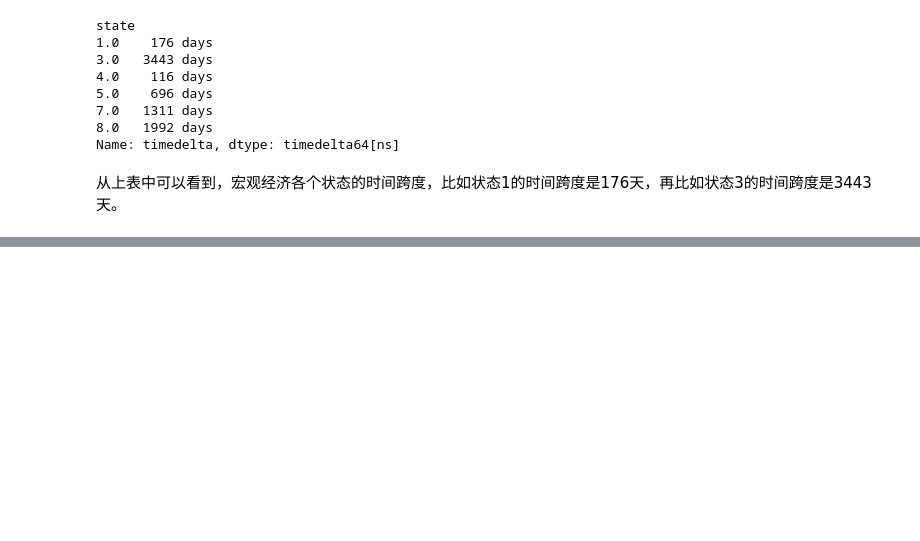
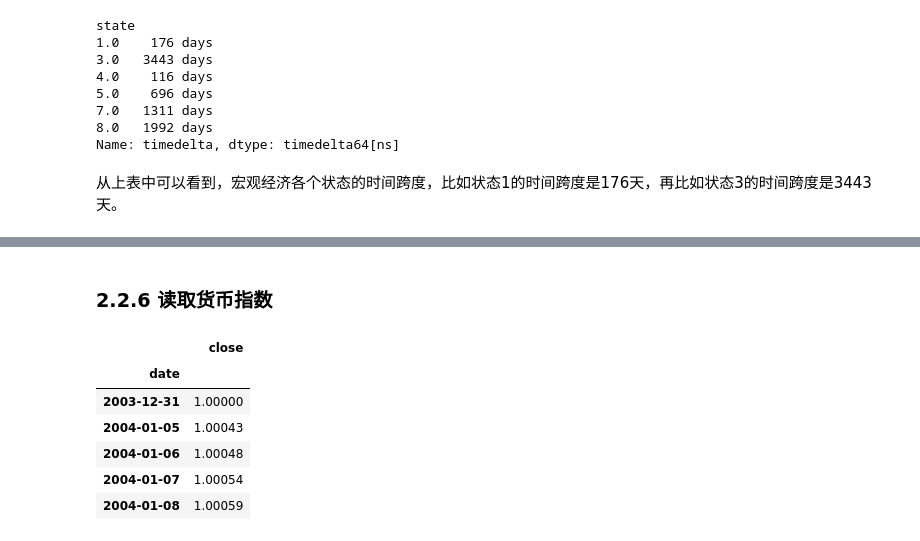
Before and after one commit to ibestrace/folio, a Jupyter notebook: Macro_Strategy_TAA.ipynb, the cells around one changed output, grey strips where cells are left out. Cells and saved outputs as stored; diff of their text form; code cells hidden in the pictures; blank space fills up the shorter version.

```diff
--- a/Macro_Strategy_TAA.ipynb
+++ b/Macro_Strategy_TAA.ipynb
@@ -473,0 +562,22 @@ Name: timedelta, dtype: timedelta64[ns]
+# %% [markdown]
+### 2.2.6 读取货币指数
+# %%
+# 读取国证货币基金指数
+import pandas as pd
+currency_zh_index_ifind = pd.read_excel('data/MSTAA_data/currency_zh_index_ifind.xlsx',
+                                         usecols=['交易日期', '收盘点位'],
+                                         parse_dates=True)
+currency_zh_index_ifind.rename(columns={'交易日期':'date',
+                                    '收盘点位':'close'},
+                                inplace=True)
+currency_zh_index_ifind.set_index('date', inplace=True)
+curr_index = currency_zh_index_ifind / currency_zh_index_ifind.iloc[0, 0]
+curr_index.head(5)
+# %% [output]
+|  | close |
+| date |  |
+| 2003-12-31 | 1.00000 |
+| 2004-01-05 | 1.00043 |
+| 2004-01-06 | 1.00048 |
+| 2004-01-07 | 1.00054 |
+| 2004-01-08 | 1.00059 |
```
Also changed, not shown: parts of 14 cells of this notebook, 2 other files.
